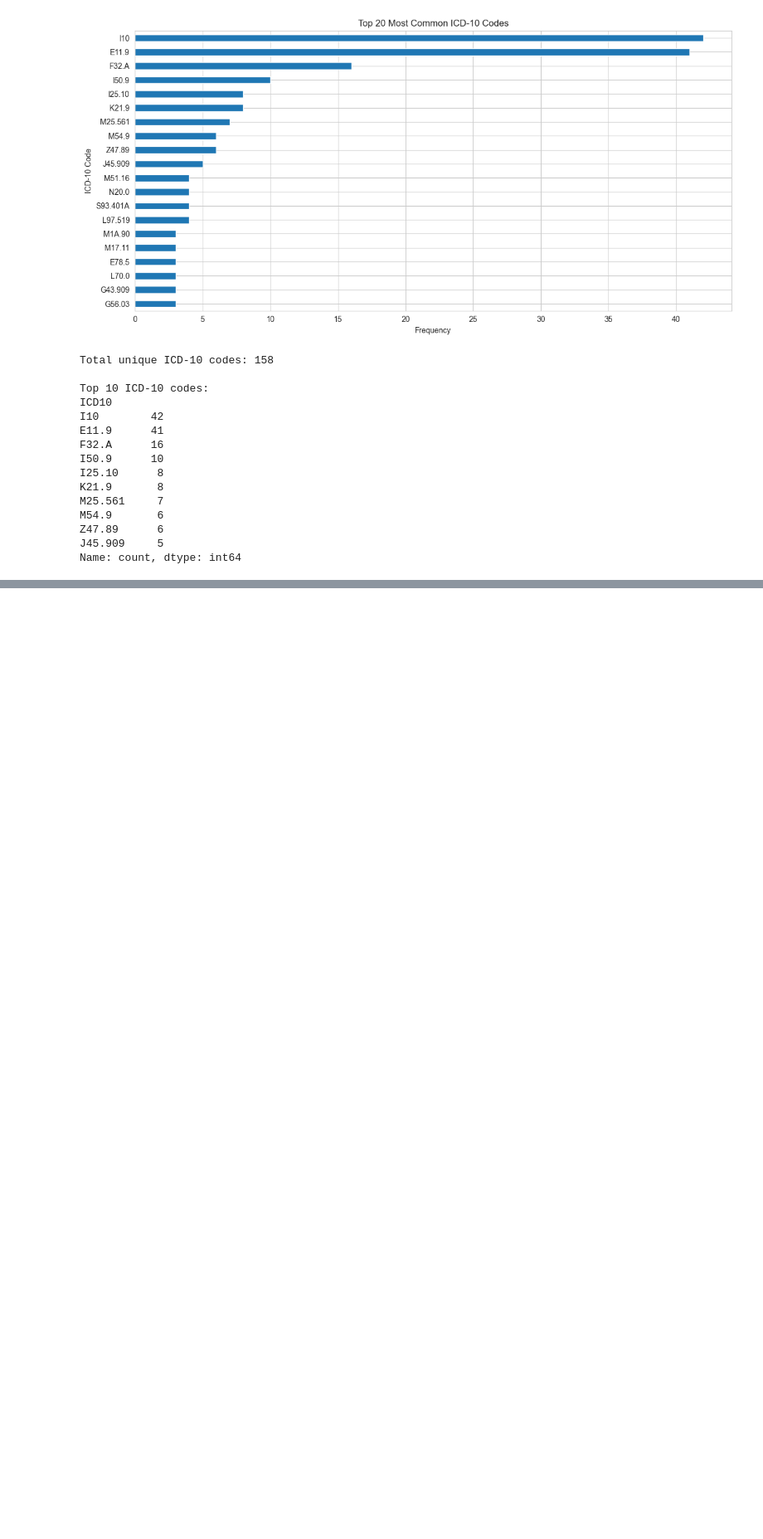
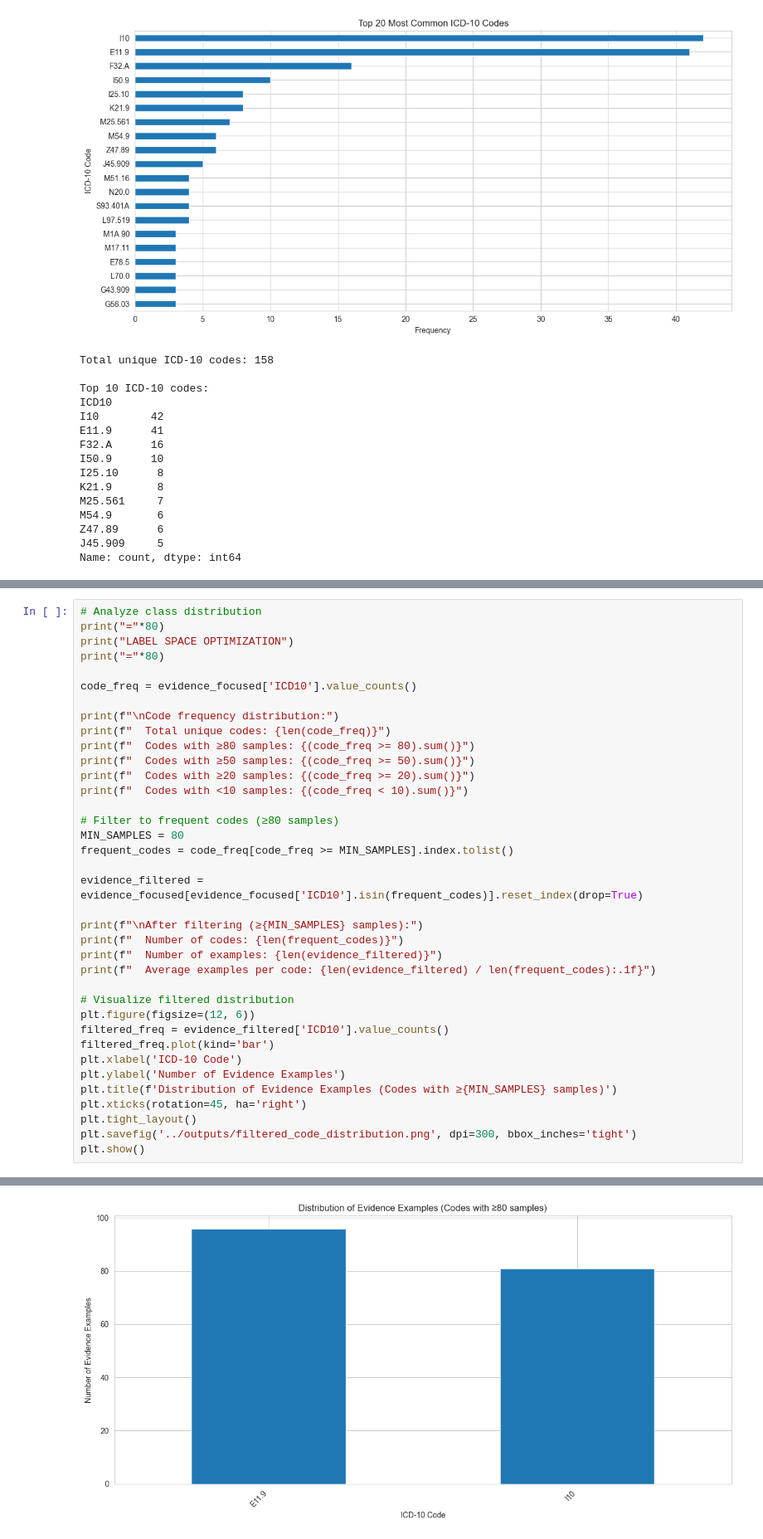
Before and after one commit to alexretana/clinical-nlp-claims-processing, a Jupyter notebook: notebooks/01_BioBERT_Fine-Tuning_NLP.ipynb, the cells around one changed output, grey strips where cells are left out. Shown at 83% size. Drawn from its saved outputs; the diff is of its cells as text; blank space fills up the shorter version.

```diff
--- a/notebooks/01_BioBERT_Fine-Tuning_NLP.ipynb
+++ b/notebooks/01_BioBERT_Fine-Tuning_NLP.ipynb
@@ -1902,0 +253,38 @@ Analysis complete. Check outputs/ directory for saved results.
+# %%
+# Analyze class distribution
+print("="*80)
+print("LABEL SPACE OPTIMIZATION")
+print("="*80)
+
+code_freq = evidence_focused['ICD10'].value_counts()
+
+print(f"\nCode frequency distribution:")
+print(f"  Total unique codes: {len(code_freq)}")
+print(f"  Codes with ≥80 samples: {(code_freq >= 80).sum()}")
+print(f"  Codes with ≥50 samples: {(code_freq >= 50).sum()}")
+print(f"  Codes with ≥20 samples: {(code_freq >= 20).sum()}")
+print(f"  Codes with <10 samples: {(code_freq < 10).sum()}")
+
+# Filter to frequent codes (≥80 samples)
+MIN_SAMPLES = 80
+frequent_codes = code_freq[code_freq >= MIN_SAMPLES].index.tolist()
+
+evidence_filtered = evidence_focused[evidence_focused['ICD10'].isin(frequent_codes)].reset_index(drop=True)
+
+print(f"\nAfter filtering (≥{MIN_SAMPLES} samples):")
+print(f"  Number of codes: {len(frequent_codes)}")
+print(f"  Number of examples: {len(evidence_filtered)}")
+print(f"  Average examples per code: {len(evidence_filtered) / len(frequent_codes):.1f}")
+
+# Visualize filtered distribution
+plt.figure(figsize=(12, 6))
+filtered_freq = evidence_filtered['ICD10'].value_counts()
+filtered_freq.plot(kind='bar')
+plt.xlabel('ICD-10 Code')
+plt.ylabel('Number of Evidence Examples')
+plt.title(f'Distribution of Evidence Examples (Codes with ≥{MIN_SAMPLES} samples)')
+plt.xticks(rotation=45, ha='right')
+plt.tight_layout()
+plt.savefig('../outputs/filtered_code_distribution.png', dpi=300, bbox_inches='tight')
+plt.show()
+# %% [output]
@@ -1902,0 +306 @@ Analysis complete. Check outputs/ directory for saved results.
+[figure, added]
```
Also changed, not shown: parts of 74 cells of this notebook, 5 other files.
